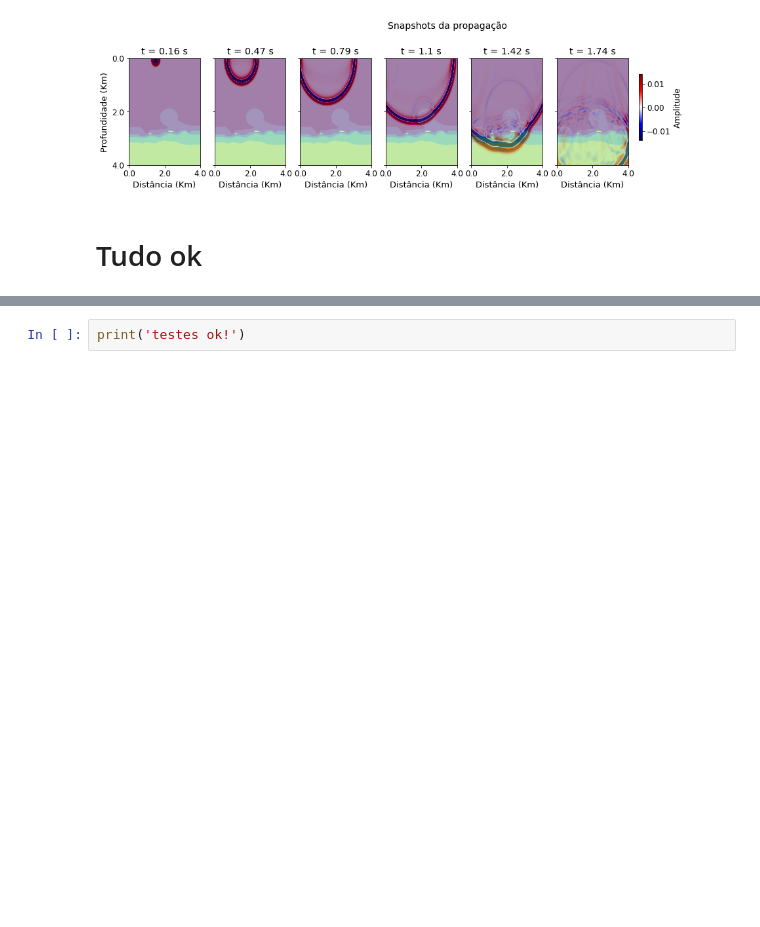
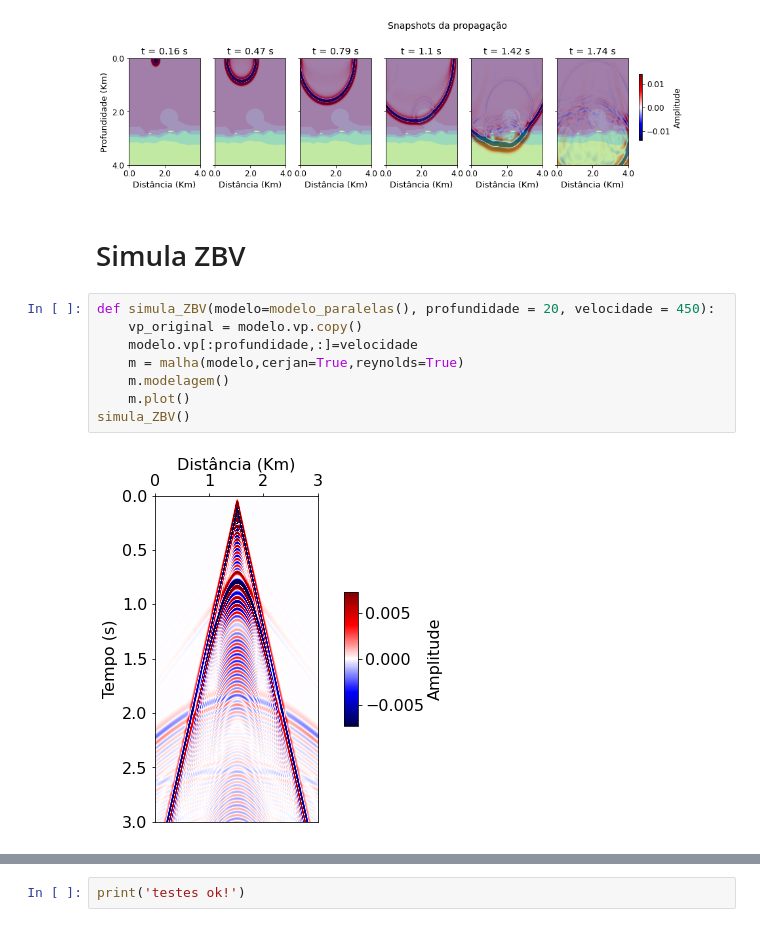
Before and after one commit to thiago-carneiro/mestrado, a Jupyter notebook: procSinais/modelagem.ipynb, the cells around one changed output, grey strips where cells are left out. Saved outputs shown, nothing was run; the diff lists cells and outputs as text; blank space fills up the shorter version.

```diff
--- a/procSinais/modelagem.ipynb
+++ b/procSinais/modelagem.ipynb
@@ -524,5 +525,15 @@ malha(modelo_paralelas().cria_bordas_cerjan(),fonte_sismica(),cerjan=False,reyno
 malha(modelo_bitmap(arquivo="modelo-simp.png").cria_bordas_cerjan(),fonte_sismica(),cerjan=True,reynolds=True).modelagem().plot_snaps()
 # %% [output]
 [figure]
-# %% [markdown]
-# Tudo ok
+# %% [markdown]
+# Simula ZBV
+# %%
+def simula_ZBV(modelo=modelo_paralelas(), profundidade = 20, velocidade = 450):
+    vp_original = modelo.vp.copy()
+    modelo.vp[:profundidade,:]=velocidade
+    m = malha(modelo,cerjan=True,reynolds=True)
+    m.modelagem()
+    m.plot()
+simula_ZBV()
+# %% [output]
+[figure, added]
```
Also changed, not shown: parts of 7 cells of this notebook.
